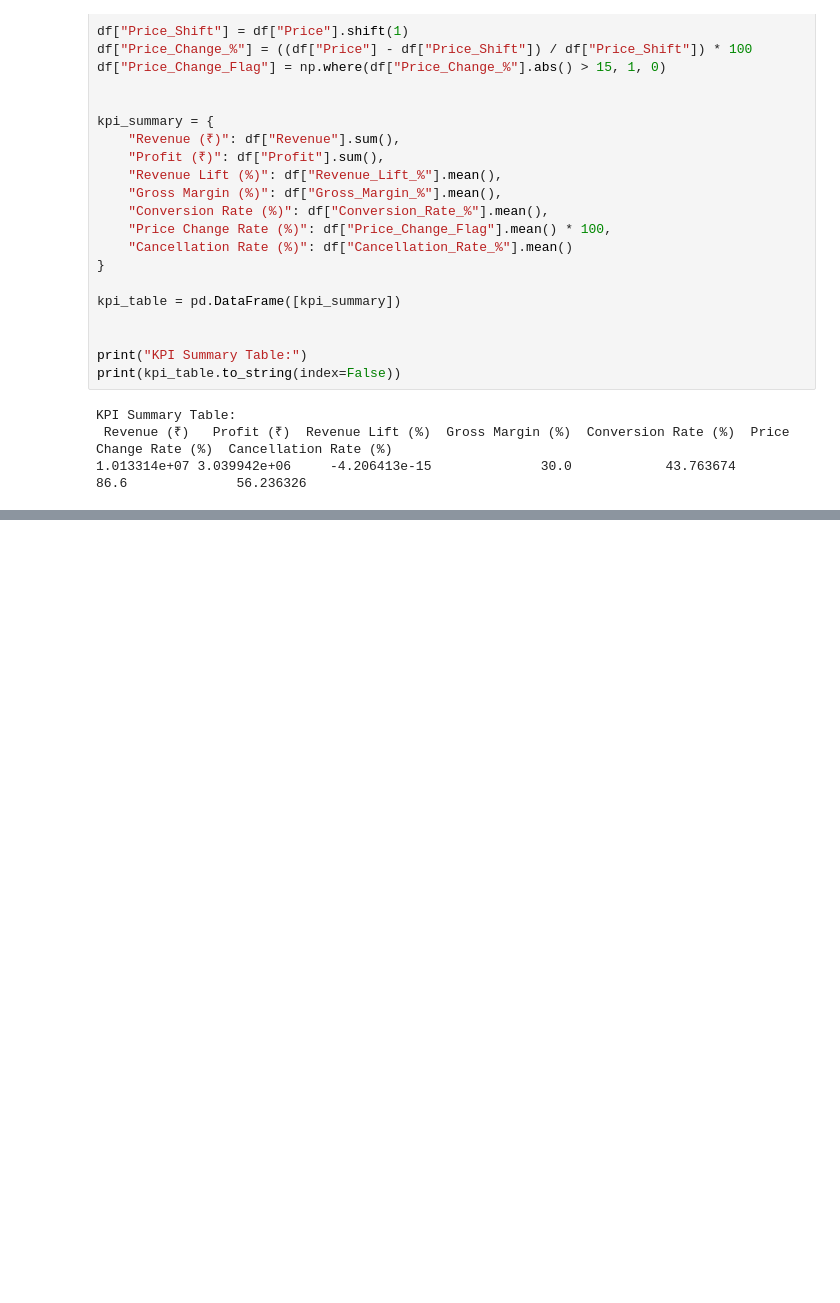
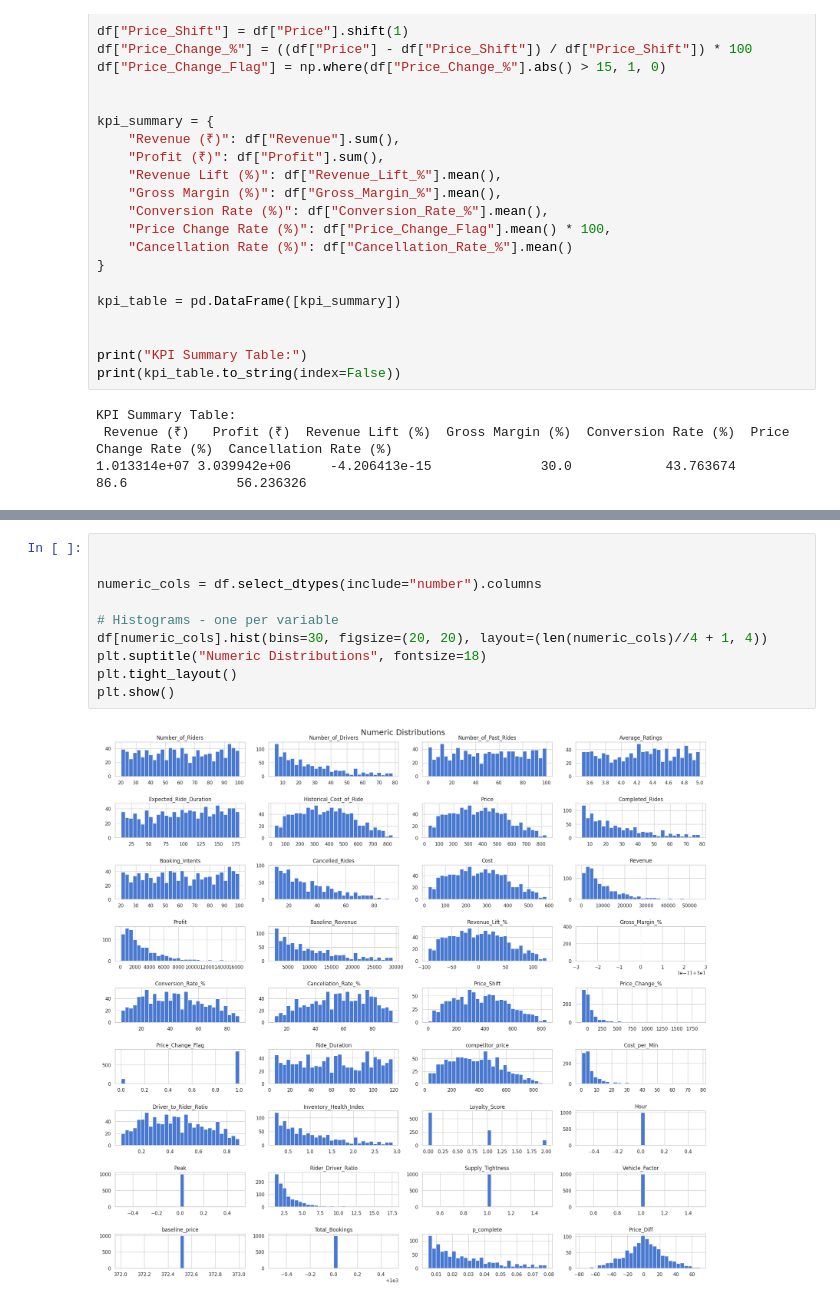
Before and after one commit to Deepikadhinakaran/AI_price_optima, a Jupyter notebook: price_optima.ipynb, the cells around one changed output, grey strips where cells are left out. Saved outputs shown, nothing was run; the diff lists cells and outputs as text; blank space fills up the shorter version.

```diff
--- a/price_optima.ipynb
+++ b/price_optima.ipynb
@@ -286,0 +328,12 @@ df.shape
+# %%
+
+
+numeric_cols = df.select_dtypes(include="number").columns
+
+# Histograms - one per variable
+df[numeric_cols].hist(bins=30, figsize=(20, 20), layout=(len(numeric_cols)//4 + 1, 4))
+plt.suptitle("Numeric Distributions", fontsize=18)
+plt.tight_layout()
+plt.show()
+# %% [output]
+[figure, added]
```
Also changed, not shown: parts of 8 cells of this notebook.
